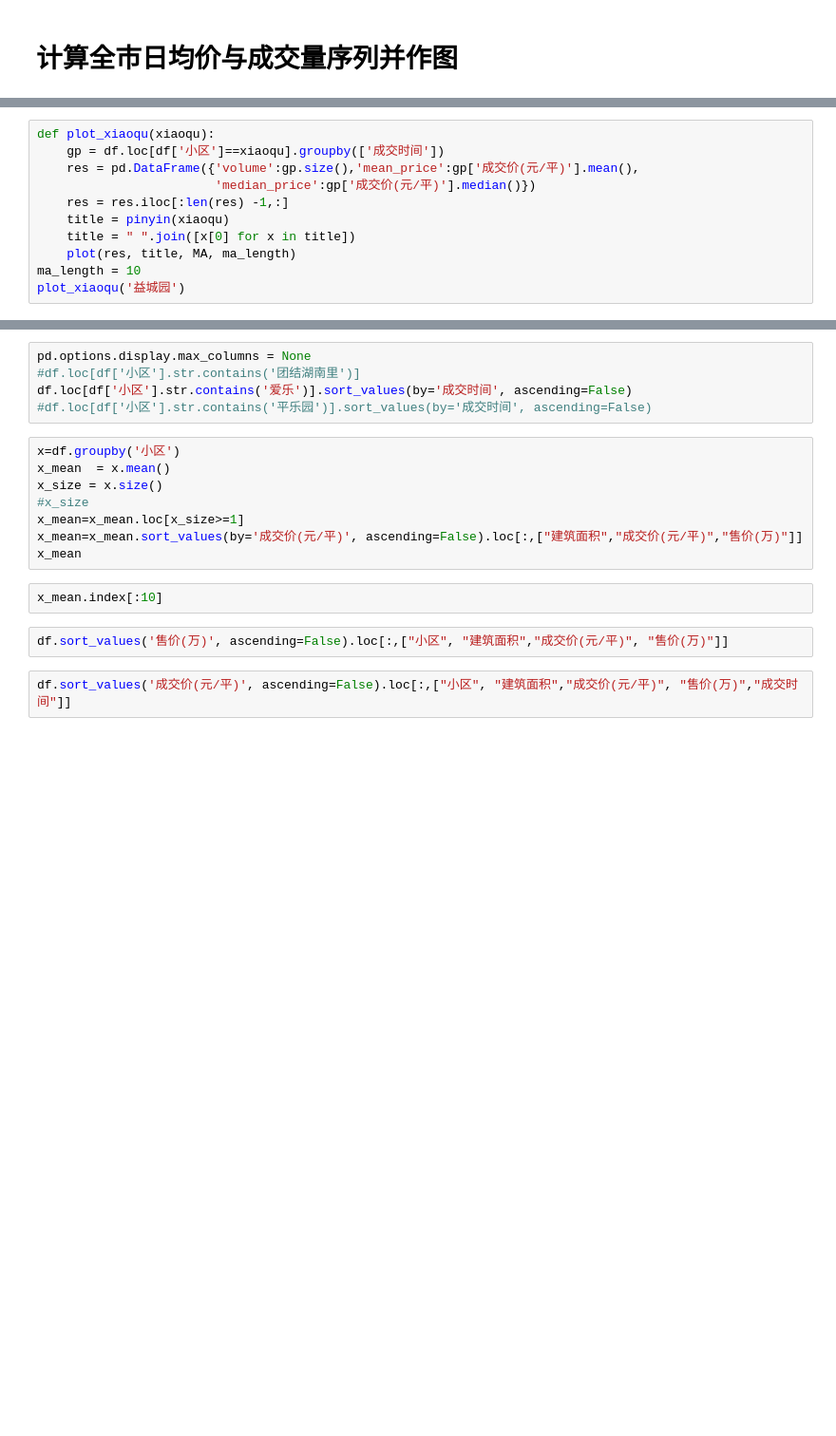
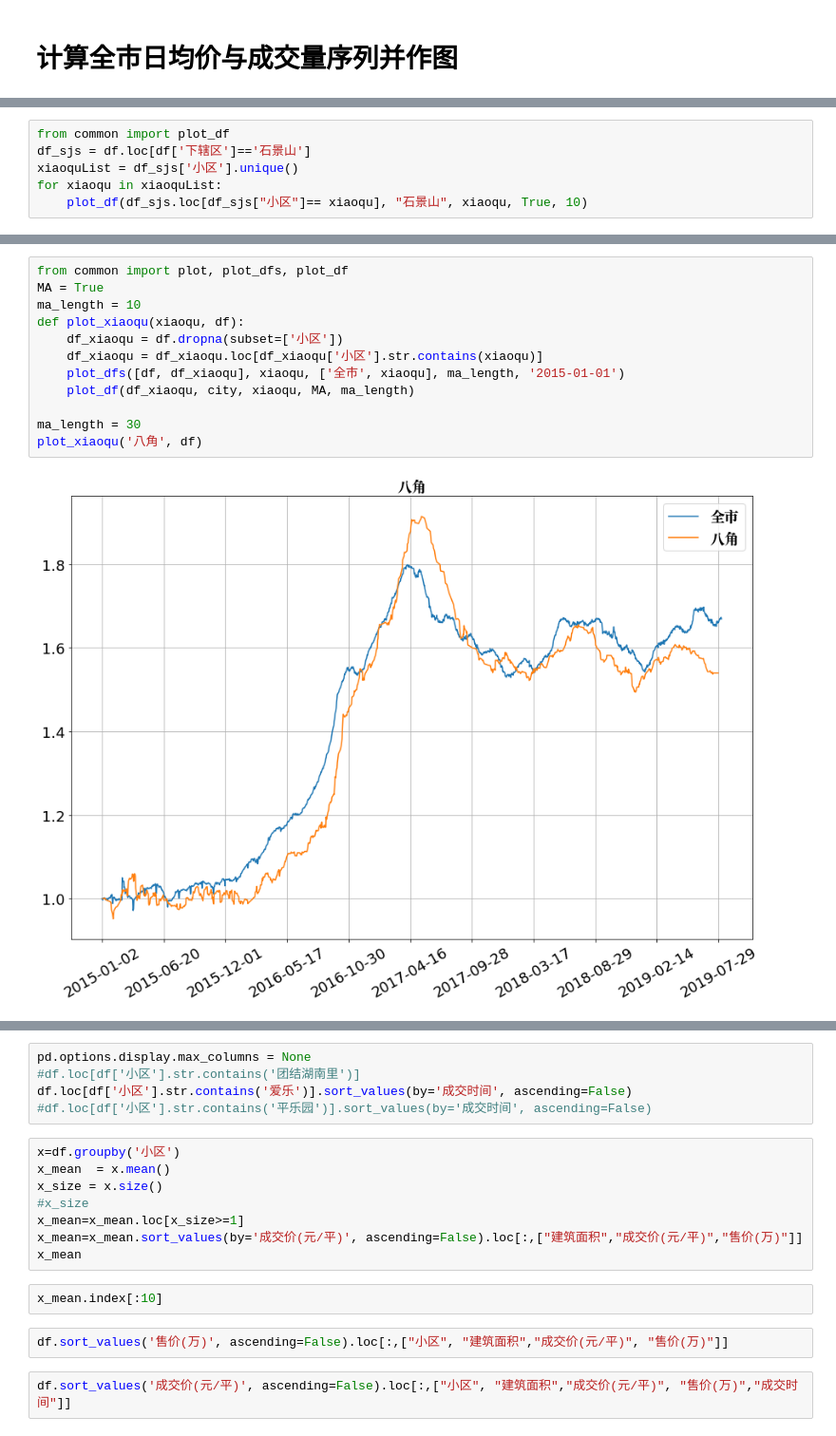
Before and after one commit to naoko821/LianjiaSpider, a Jupyter notebook: analysis.ipynb, the cells around one changed output, grey strips where cells are left out. Shown at 95% size. Cells and saved outputs as stored; diff of their text form; blank space fills up the shorter version.

```diff
--- a/analysis.ipynb
+++ b/analysis.ipynb
@@ -79,11 +96,6 @@ for district in districts:
-# %%
-def plot_xiaoqu(xiaoqu):
-    gp = df.loc[df['小区']==xiaoqu].groupby(['成交时间'])
-    res = pd.DataFrame({'volume':gp.size(),'mean_price':gp['成交价(元/平)'].mean(),
-                        'median_price':gp['成交价(元/平)'].median()})
-    res = res.iloc[:len(res) -1,:]
-    title = pinyin(xiaoqu)
-    title = " ".join([x[0] for x in title])
-    plot(res, title, MA, ma_length)
-ma_length = 10
-plot_xiaoqu('益城园')
+# %%
+from common import plot_df
+df_sjs = df.loc[df['下辖区']=='石景山']
+xiaoquList = df_sjs['小区'].unique()
+for xiaoqu in xiaoquList:
+    plot_df(df_sjs.loc[df_sjs["小区"]== xiaoqu], "石景山", xiaoqu, True, 10)
@@ -89,0 +112,14 @@ plot_xiaoqu('益城园')
+# %%
+from common import plot, plot_dfs, plot_df
+MA = True
+ma_length = 10
+def plot_xiaoqu(xiaoqu, df):
+    df_xiaoqu = df.dropna(subset=['小区'])
+    df_xiaoqu = df_xiaoqu.loc[df_xiaoqu['小区'].str.contains(xiaoqu)]
+    plot_dfs([df, df_xiaoqu], xiaoqu, ['全市', xiaoqu], ma_length, '2015-01-01')
+    plot_df(df_xiaoqu, city, xiaoqu, MA, ma_length)
+
+ma_length = 30
+plot_xiaoqu('八角', df)
+# %% [output]
+[figure, added]
```
Also changed, not shown: parts of 8 cells of this notebook, 6 other files.
